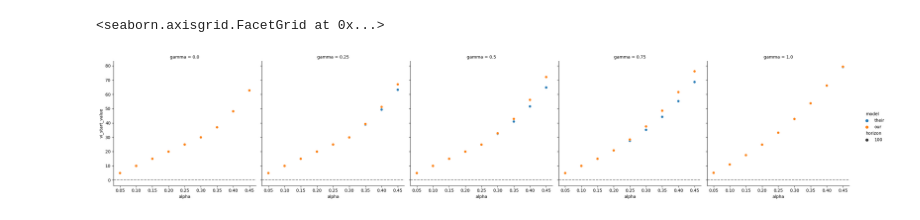
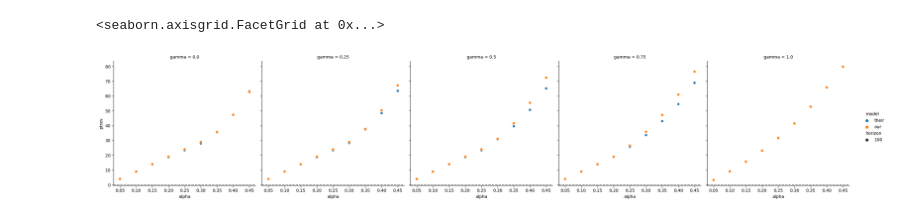
Before and after one commit to pkel/cpr, a Jupyter notebook: mdp/measure-barzur.ipynb, the cells around one changed output. Saved outputs shown, nothing was run; the diff lists cells and outputs as text; code cells hidden in the pictures.

```diff
--- a/mdp/measure-barzur.ipynb
+++ b/mdp/measure-barzur.ipynb
@@ -56,16 +55,16 @@ data[(data.ss_n - data.ss_nonzero) != 0]
 # %%
 # Compare model w.r.t. reward
 sns.relplot(
     data.query("horizon==horizon.max() and eps==eps.min()"),
     x="alpha",
-    y="vi_start_value",
+    y="ptrev",
     col="gamma",
     style="horizon",
     hue="model",
 ).refline(y=0)
 # %% [output]
 <seaborn.axisgrid.FacetGrid at 0x...>
-[figure, old version]
+[figure, new version]
 # %%
 # Compare model w.r.t. reward
 sns.relplot(
```
Also changed, not shown: parts of 9 cells of this notebook, 2 other files.
